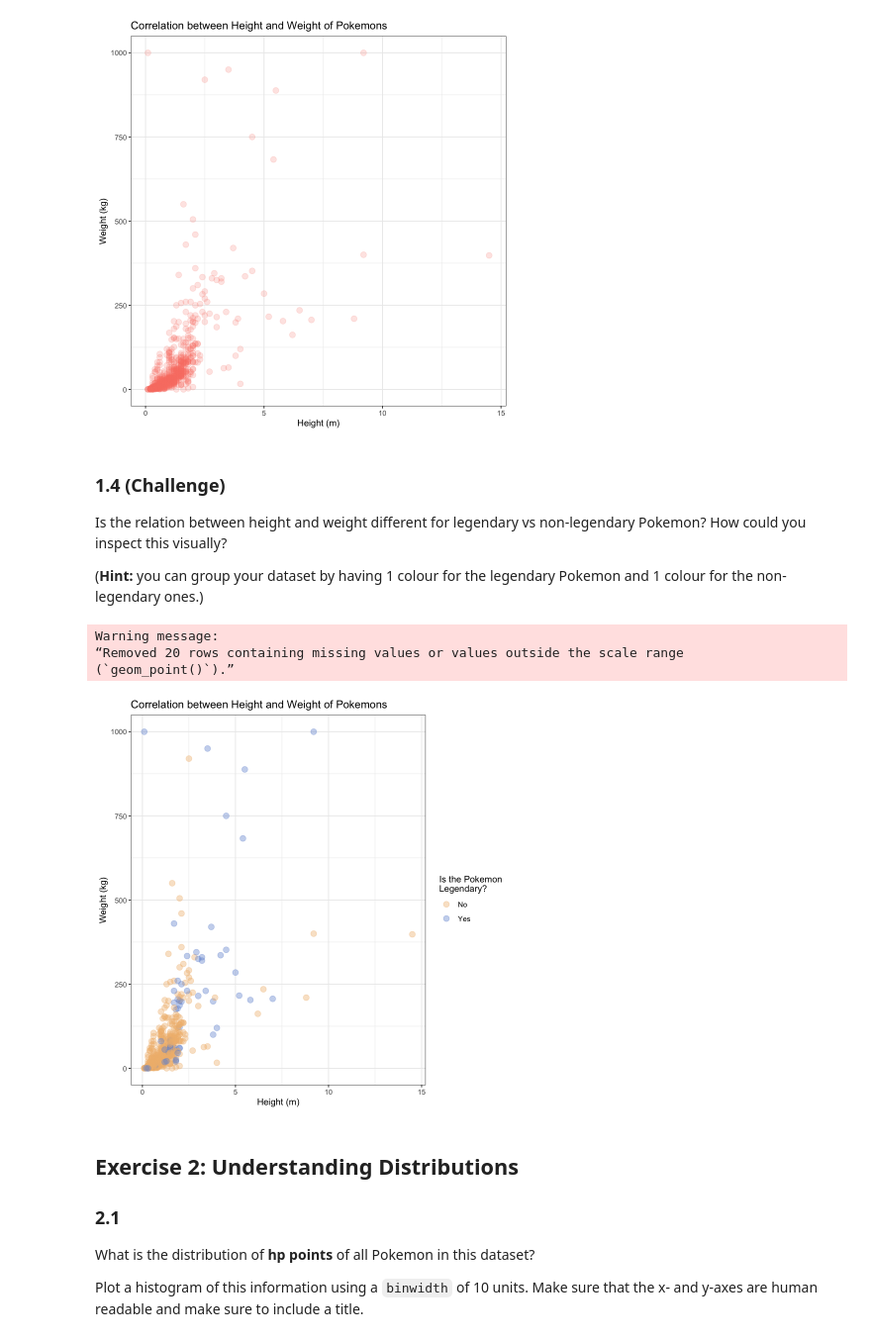
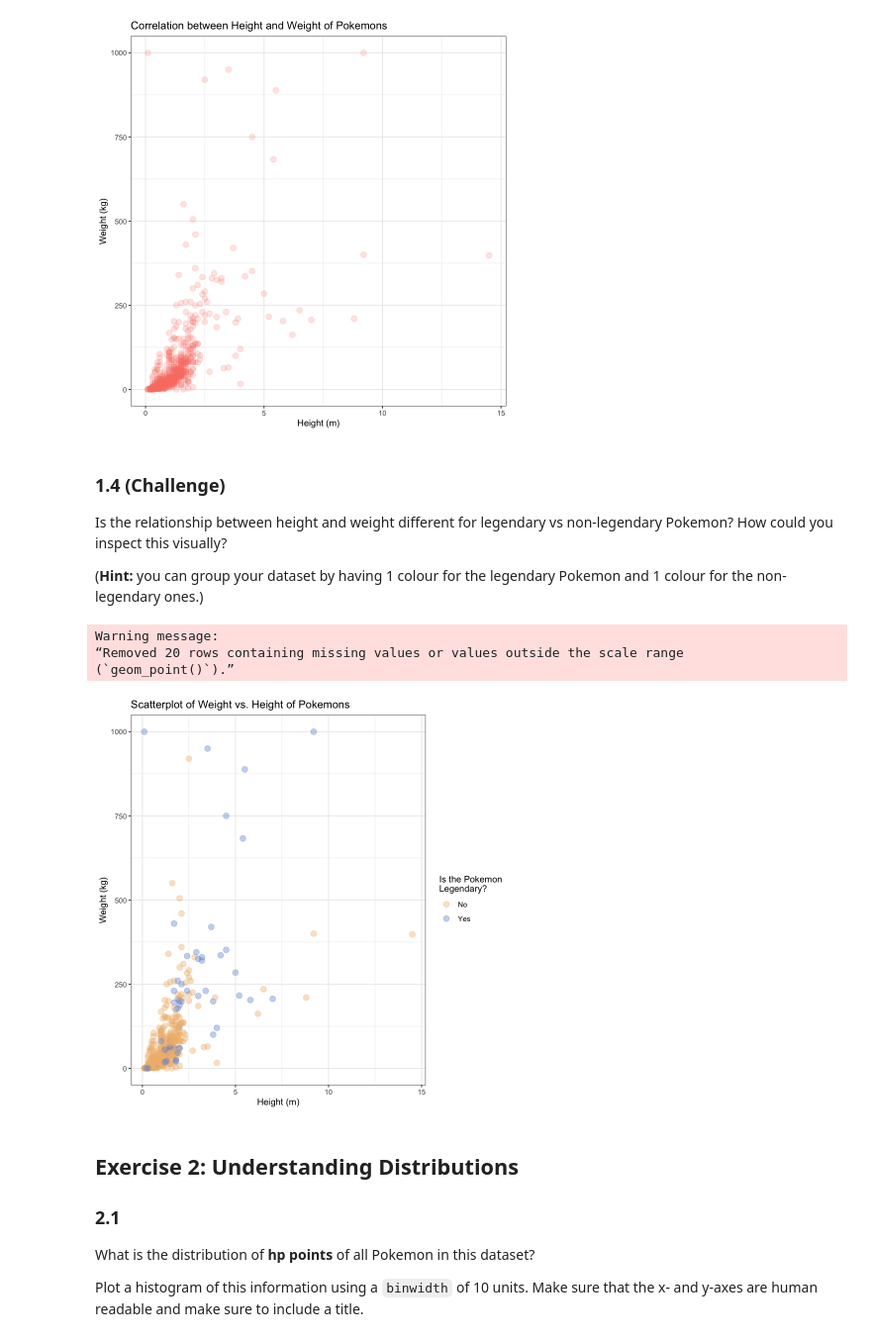
Before and after one commit to katieburak/girls-in-DS, a Jupyter notebook: solution/worksheet2_solution.ipynb, the cells around one changed output. Shown at 99% size. Saved outputs shown, nothing was run; the diff lists cells and outputs as text; code cells hidden in the pictures.

```diff
--- a/solution/worksheet2_solution.ipynb
+++ b/solution/worksheet2_solution.ipynb
@@ -122,25 +122,25 @@ Warning message:
 # %% [markdown]
 ### 1.4 (Challenge)
 
-Is the relation between height and weight different for legendary vs non-legendary Pokemon? How could you inspect this visually?
+Is the relationship between height and weight different for legendary vs non-legendary Pokemon? How could you inspect this visually?
 
 (**Hint:** you can group your dataset by having 1 colour for the legendary Pokemon and 1 colour for the non-legendary ones.)
 # %%
 pokemon |>
     ggplot(aes(x = height_m, y = weight_kg, colour=is_legendary)) +
         geom_point(size = 3, alpha = 0.4) +
         labs(x = "Height (m)",
              y = "Weight (kg)",
-             title = "Correlation between Height and Weight of Pokemons"
+             title = "Scatterplot of Weight vs. Height of Pokemons"
         ) +
         theme_bw() +
         # you can also customize the plot further
         scale_colour_manual("Is the Pokemon\nLegendary?", values=c("#F1BB7B", "#7294D4"))
 # %% [output]
 Warning message:
 “Removed 20 rows containing missing values or values outside the scale range
 (`geom_point()`).”
-[figure, old version]
+[figure, new version]
 # %% [markdown]
 ## Exercise 2: Understanding Distributions
 
```
Also changed, not shown: 5 other files.
